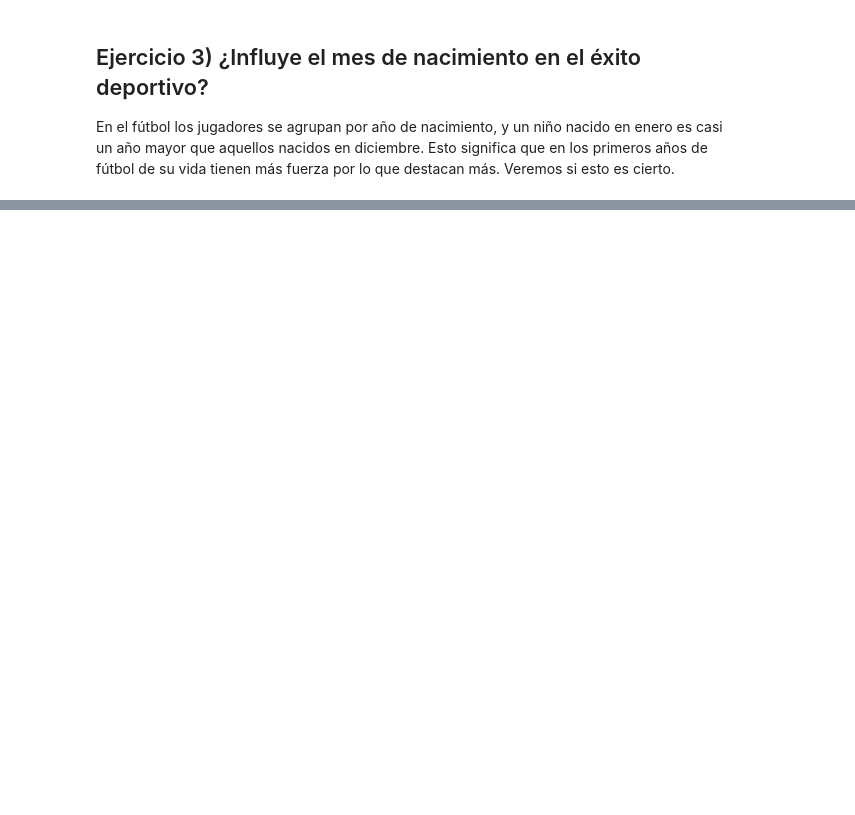
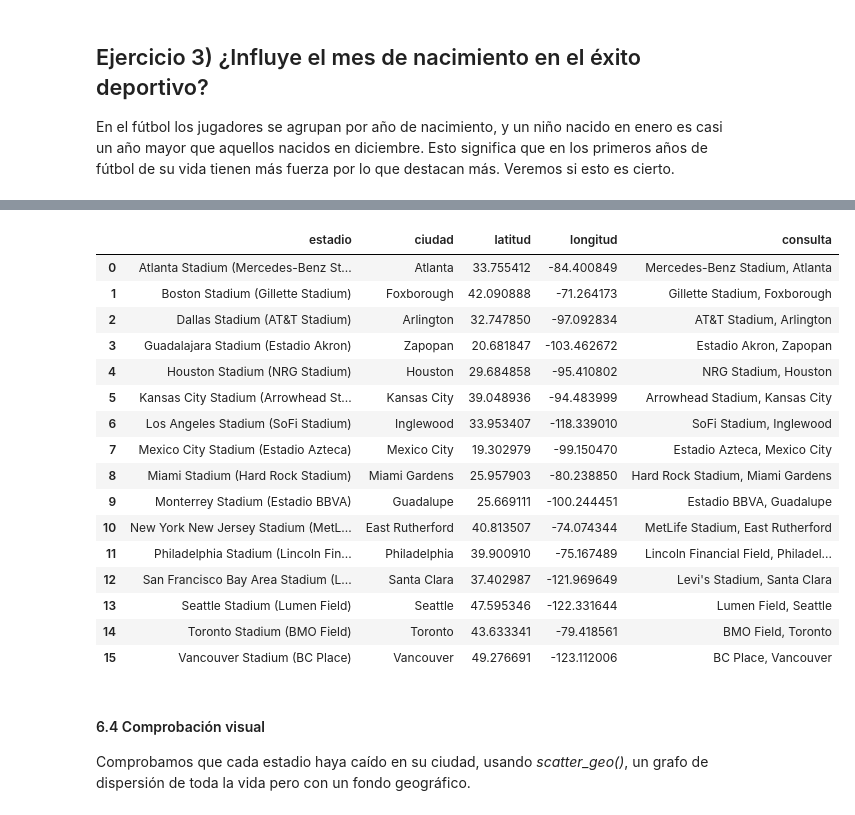
Before and after one commit to alonsoorbe/Pr-ctica-adquisici-n-y-visualizaci-n, a Jupyter notebook: Bloque4/conexion_api.ipynb, the cells around one changed output, grey strips where cells are left out. Saved outputs shown, nothing was run; the diff lists cells and outputs as text; code cells hidden in the pictures; blank space fills up the shorter version.

```diff
--- a/Bloque4/conexion_api.ipynb
+++ b/Bloque4/conexion_api.ipynb
@@ -169,0 +612,26 @@ En el fútbol los jugadores se agrupan por año de nacimiento, y un niño nacido
+# %%
+coordenadas = pd.read_excel("estadios_WC26_coordenadas.xlsx")
+display(coordenadas[["estadio", "ciudad", "latitud", "longitud", "consulta"]])
+
+assert coordenadas["latitud"].notna().all(), "Hay estadios sin localizar: revisa su nombre en estadios_WC26.xlsx"
+# %% [output]
+|  | estadio | ciudad | latitud | longitud | consulta |
+| 0 | Atlanta Stadium (Mercedes-Benz St... | Atlanta | 33.755412 | -84.400849 | Mercedes-Benz Stadium, Atlanta |
+| 1 | Boston Stadium (Gillette Stadium) | Foxborough | 42.090888 | -71.264173 | Gillette Stadium, Foxborough |
+| 2 | Dallas Stadium (AT&T Stadium) | Arlington | 32.747850 | -97.092834 | AT&T Stadium, Arlington |
+| 3 | Guadalajara Stadium (Estadio Akron) | Zapopan | 20.681847 | -103.462672 | Estadio Akron, Zapopan |
+| 4 | Houston Stadium (NRG Stadium) | Houston | 29.684858 | -95.410802 | NRG Stadium, Houston |
+| 5 | Kansas City Stadium (Arrowhead St... | Kansas City | 39.048936 | -94.483999 | Arrowhead Stadium, Kansas City |
+| 6 | Los Angeles Stadium (SoFi Stadium) | Inglewood | 33.953407 | -118.339010 | SoFi Stadium, Inglewood |
+| 7 | Mexico City Stadium (Estadio Azteca) | Mexico City | 19.302979 | -99.150470 | Estadio Azteca, Mexico City |
+| 8 | Miami Stadium (Hard Rock Stadium) | Miami Gardens | 25.957903 | -80.238850 | Hard Rock Stadium, Miami Gardens |
+| 9 | Monterrey Stadium (Estadio BBVA) | Guadalupe | 25.669111 | -100.244451 | Estadio BBVA, Guadalupe |
+| 10 | New York New Jersey Stadium (MetL... | East Rutherford | 40.813507 | -74.074344 | MetLife Stadium, East Rutherford |
+| 11 | Philadelphia Stadium (Lincoln Fin... | Philadelphia | 39.900910 | -75.167489 | Lincoln Financial Field, Philadel... |
+| 12 | San Francisco Bay Area Stadium (L... | Santa Clara | 37.402987 | -121.969649 | Levi's Stadium, Santa Clara |
+| 13 | Seattle Stadium (Lumen Field) | Seattle | 47.595346 | -122.331644 | Lumen Field, Seattle |
+| 14 | Toronto Stadium (BMO Field) | Toronto | 43.633341 | -79.418561 | BMO Field, Toronto |
+| 15 | Vancouver Stadium (BC Place) | Vancouver | 49.276691 | -123.112006 | BC Place, Vancouver |
+# %% [markdown]
+#### 6.4 Comprobación visual
+Comprobamos que cada estadio haya caído en su ciudad, usando *scatter_geo()*, un grafo de dispersión de toda la vida pero con un fondo geográfico.
```
Also changed, not shown: parts of 53 cells of this notebook, 5 other files.
